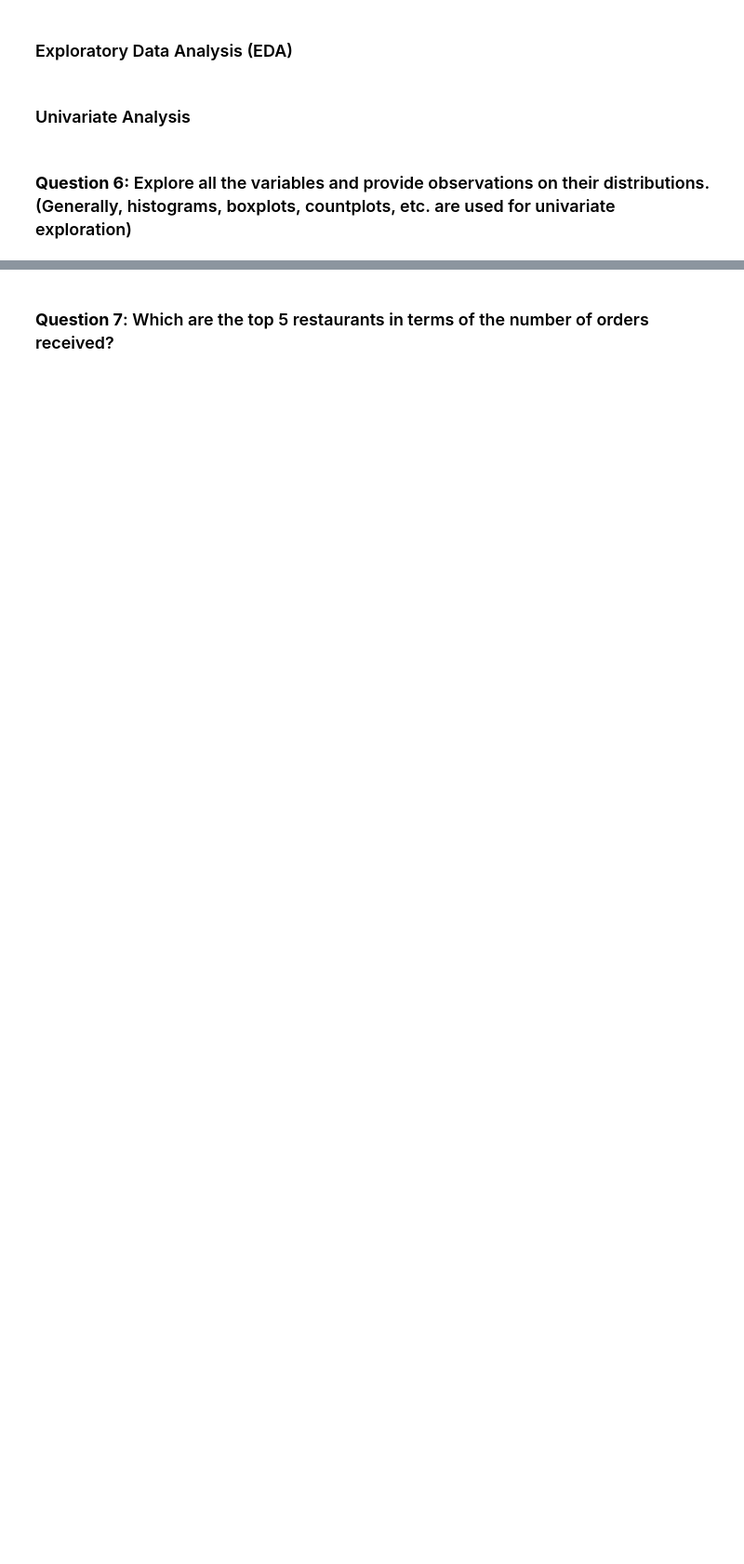
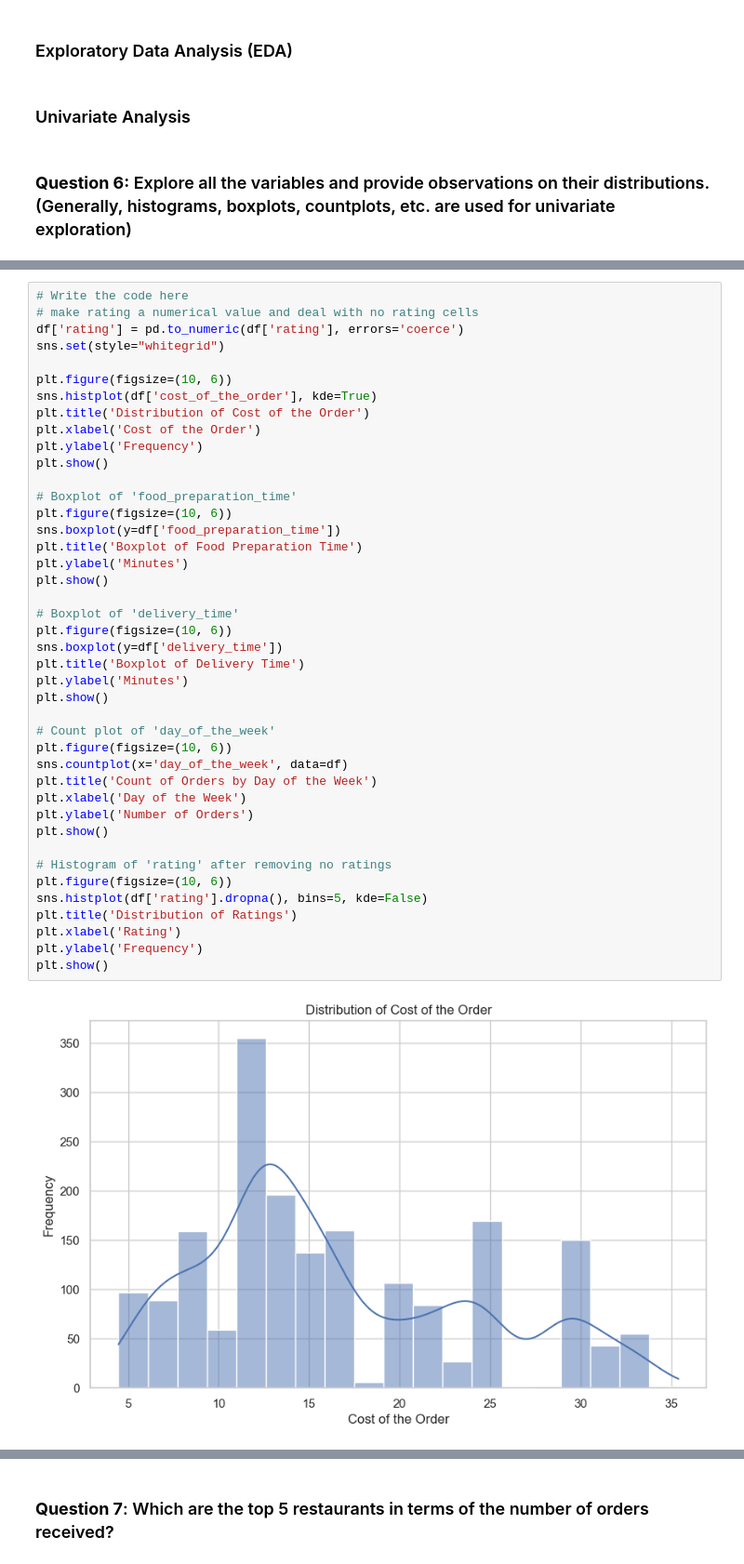
Before and after one commit to tajsharma/machinelearning_ai, a Jupyter notebook: FDS_Project_LearnerNotebook_FullCode.ipynb, the cells around one changed output, grey strips where cells are left out. Shown at 93% size. Cells and saved outputs as stored; diff of their text form; blank space fills up the shorter version.

```diff
--- a/FDS_Project_LearnerNotebook_FullCode.ipynb
+++ b/FDS_Project_LearnerNotebook_FullCode.ipynb
@@ -133,0 +175,44 @@ There are Three total different datatypes in this dataset.
+# %%
+# Write the code here
+# make rating a numerical value and deal with no rating cells
+df['rating'] = pd.to_numeric(df['rating'], errors='coerce')
+sns.set(style="whitegrid")
+
+plt.figure(figsize=(10, 6))
+sns.histplot(df['cost_of_the_order'], kde=True)
+plt.title('Distribution of Cost of the Order')
+plt.xlabel('Cost of the Order')
+plt.ylabel('Frequency')
+plt.show()
+
+# Boxplot of 'food_preparation_time'
+plt.figure(figsize=(10, 6))
+sns.boxplot(y=df['food_preparation_time'])
+plt.title('Boxplot of Food Preparation Time')
+plt.ylabel('Minutes')
+plt.show()
+
+# Boxplot of 'delivery_time'
+plt.figure(figsize=(10, 6))
+sns.boxplot(y=df['delivery_time'])
+plt.title('Boxplot of Delivery Time')
+plt.ylabel('Minutes')
+plt.show()
+
+# Count plot of 'day_of_the_week'
+plt.figure(figsize=(10, 6))
+sns.countplot(x='day_of_the_week', data=df)
+plt.title('Count of Orders by Day of the Week')
+plt.xlabel('Day of the Week')
+plt.ylabel('Number of Orders')
+plt.show()
+
+# Histogram of 'rating' after removing no ratings
+plt.figure(figsize=(10, 6))
+sns.histplot(df['rating'].dropna(), bins=5, kde=False)
+plt.title('Distribution of Ratings')
+plt.xlabel('Rating')
+plt.ylabel('Frequency')
+plt.show()
+# %% [output]
+[figure, added]
```
Also changed, not shown: parts of 20 cells of this notebook.
